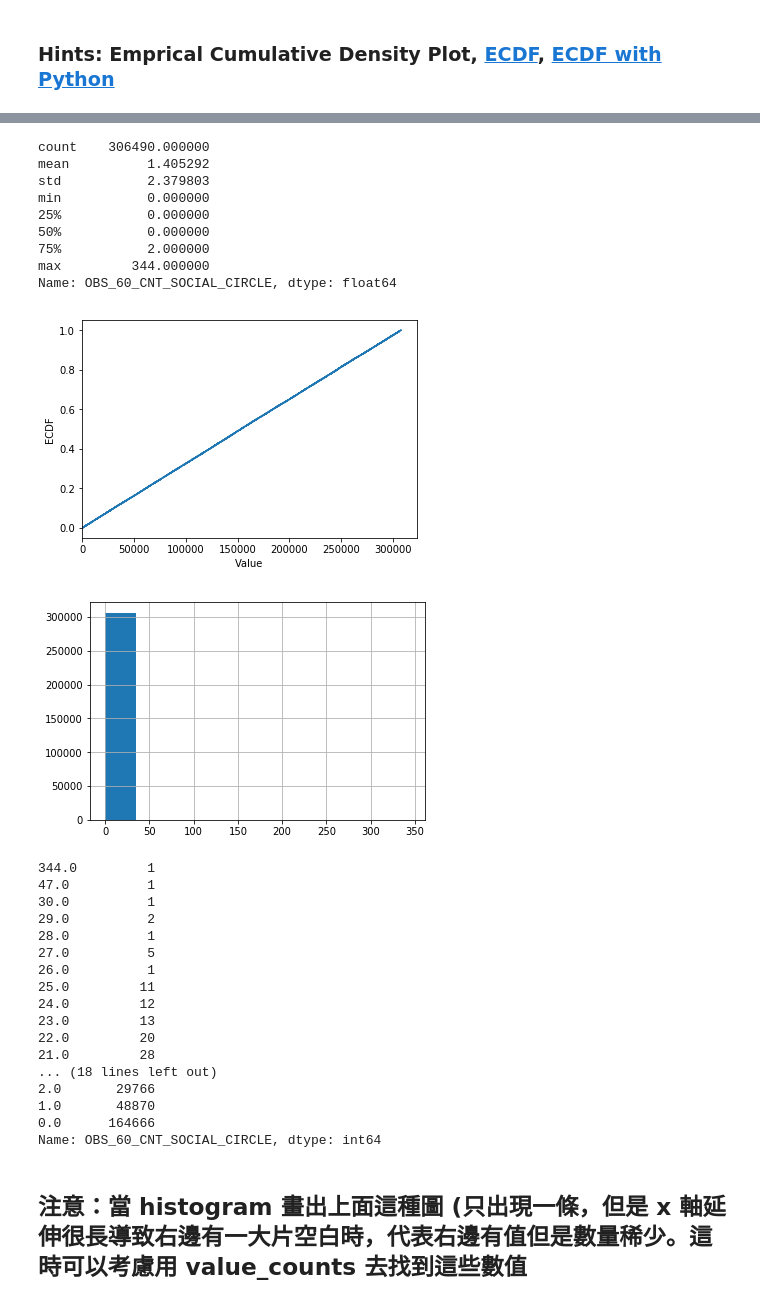
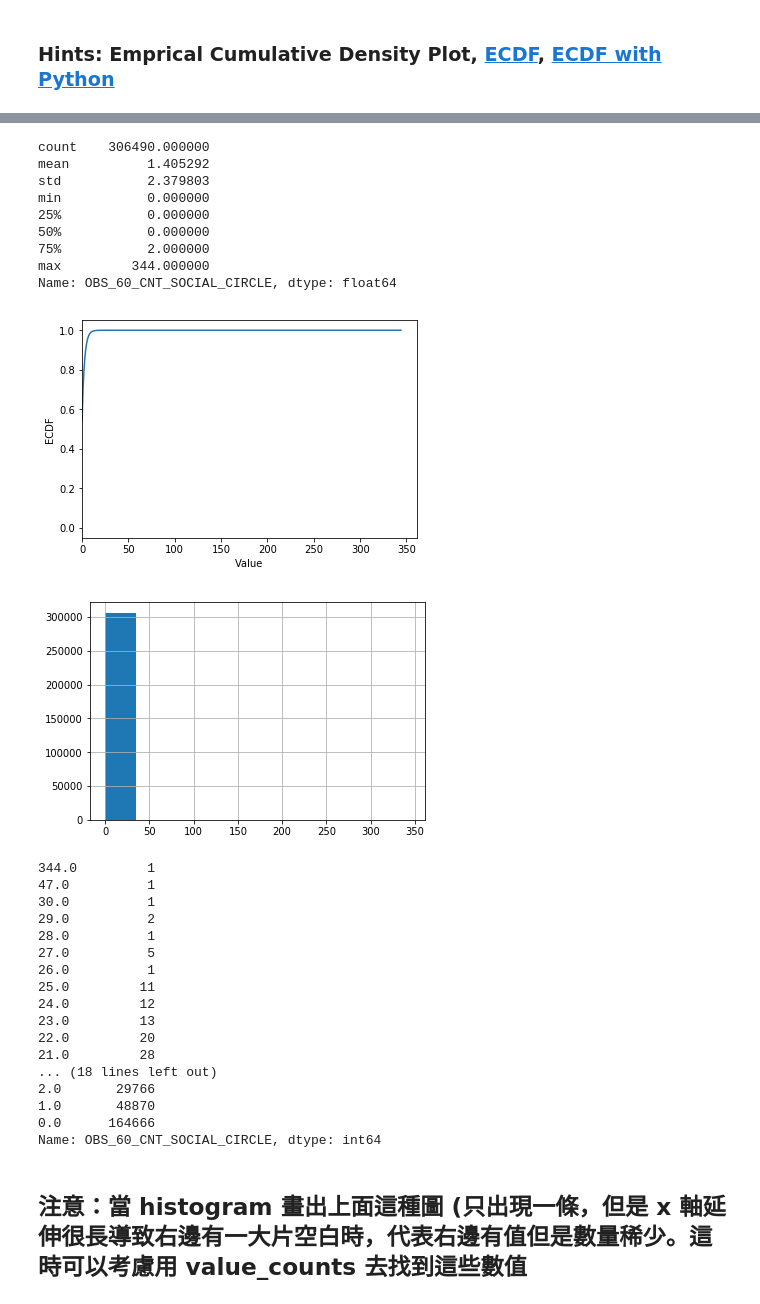
Before and after one commit to YenLinWu/2nd-ML100Days, a Jupyter notebook: Homework/Day_006_HW.ipynb, the cells around one changed output, grey strips where cells are left out. Drawn from its saved outputs; the diff is of its cells as text; code cells hidden in the pictures.

```diff
--- a/Homework/Day_006_HW.ipynb
+++ b/Homework/Day_006_HW.ipynb
@@ -246,35 +244,34 @@ Name: REGION_POPULATION_RELATIVE, Length: 81, dtype: int64
 # %%
 # 最大值落在分布之外
 print(app_train['OBS_60_CNT_SOCIAL_CIRCLE'].describe())
 
 # 繪製 Empirical Cumulative Density Plot (ECDF)
 """
 Your Code Here
 """
-cdf = np.cumsum( app_train['OBS_60_CNT_SOCIAL_CIRCLE'] )
-
+cdf = app_train.OBS_60_CNT_SOCIAL_CIRCLE.value_counts().sort_index().cumsum()
 
 plt.plot(list(cdf.index), cdf/cdf.max())
 plt.xlabel('Value')
 plt.ylabel('ECDF')
 plt.xlim([cdf.index.min() * 0.95, cdf.index.max() * 1.05])
 plt.ylim([-0.05,1.05]) # 限制顯示圖片的範圍
 plt.show()
 
 app_train['OBS_60_CNT_SOCIAL_CIRCLE'].hist()
 plt.show()
 print(app_train['OBS_60_CNT_SOCIAL_CIRCLE'].value_counts().sort_index(ascending = False))
 # %% [output]
 count    306490.000000
 mean          1.405292
 std           2.379803
 min           0.000000
 25%           0.000000
 50%           0.000000
 75%           2.000000
 max         344.000000
 Name: OBS_60_CNT_SOCIAL_CIRCLE, dtype: float64
-[figure, old version]
+[figure, new version]
 [figure]
 344.0         1
 47.0          1
```
Also changed, not shown: parts of 3 cells of this notebook.
